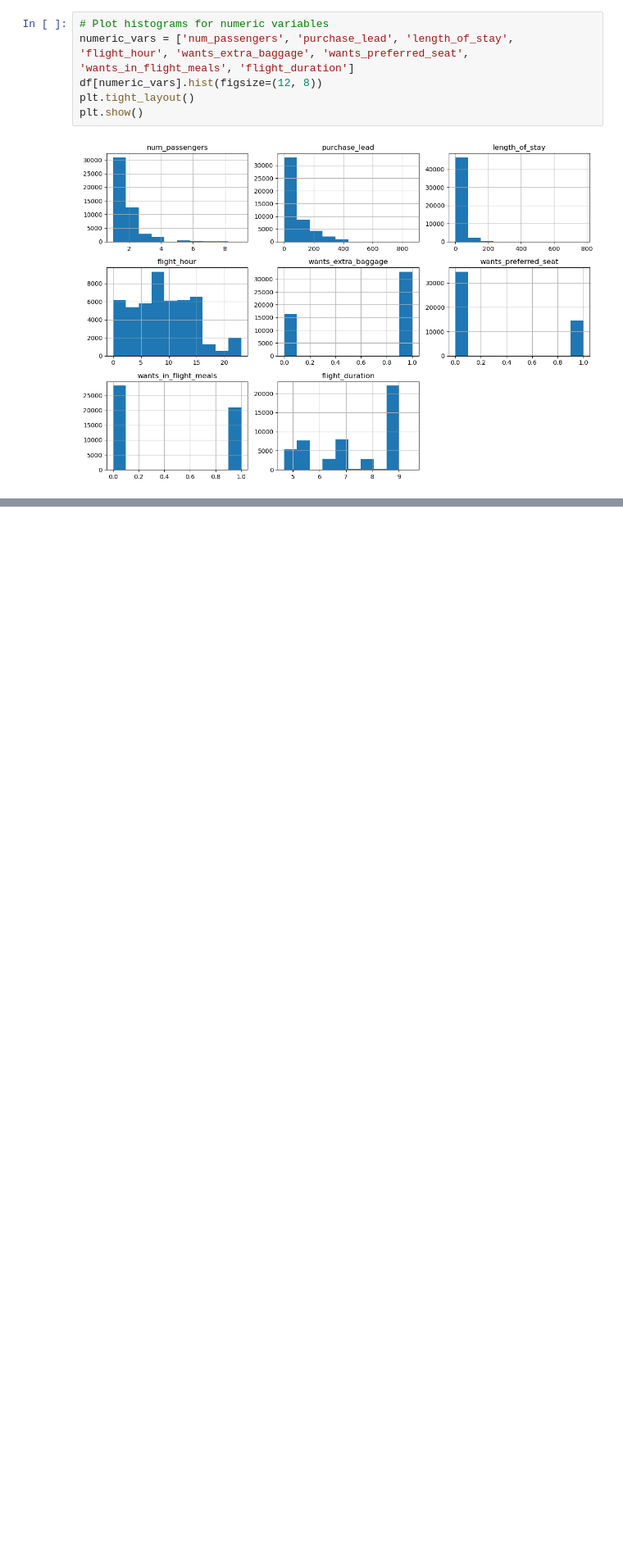
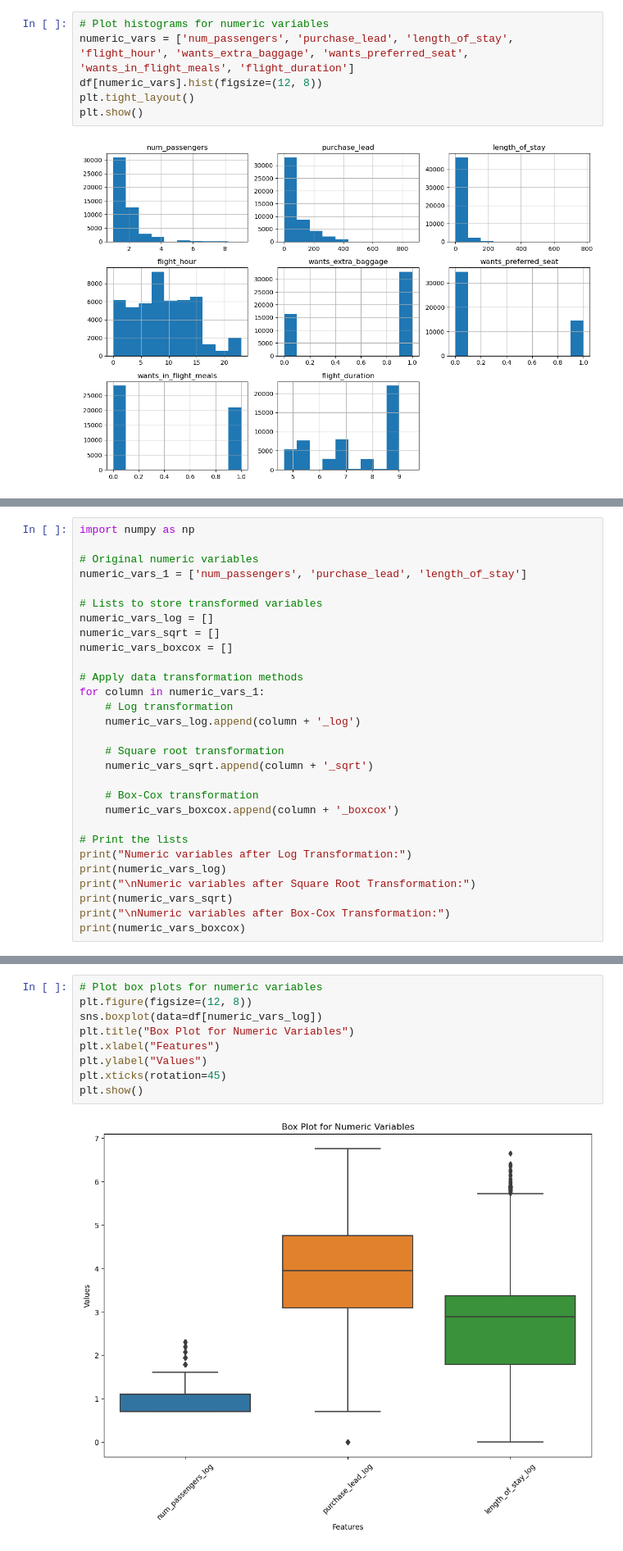
Before and after one commit to Gabriel-Dee/British-Airways-VJS, a Jupyter notebook: customer_buying_behaviour_predictions.ipynb, the cells around one changed output, grey strips where cells are left out. Shown at 82% size. Drawn from its saved outputs; the diff is of its cells as text; blank space fills up the shorter version.

```diff
--- a/customer_buying_behaviour_predictions.ipynb
+++ b/customer_buying_behaviour_predictions.ipynb
@@ -148,0 +212,29 @@ plt.show()
+# %%
+import numpy as np
+
+# Original numeric variables
+numeric_vars_1 = ['num_passengers', 'purchase_lead', 'length_of_stay']
+
+# Lists to store transformed variables
+numeric_vars_log = []
+numeric_vars_sqrt = []
+numeric_vars_boxcox = []
+
+# Apply data transformation methods
+for column in numeric_vars_1:
+    # Log transformation
+    numeric_vars_log.append(column + '_log')
+
+    # Square root transformation
+    numeric_vars_sqrt.append(column + '_sqrt')
+
+    # Box-Cox transformation
+    numeric_vars_boxcox.append(column + '_boxcox')
+
+# Print the lists
+print("Numeric variables after Log Transformation:")
+print(numeric_vars_log)
+print("\nNumeric variables after Square Root Transformation:")
+print(numeric_vars_sqrt)
+print("\nNumeric variables after Box-Cox Transformation:")
+print(numeric_vars_boxcox)
@@ -148,0 +250,11 @@ plt.show()
+# %%
+# Plot box plots for numeric variables
+plt.figure(figsize=(12, 8))
+sns.boxplot(data=df[numeric_vars_log])
+plt.title("Box Plot for Numeric Variables")
+plt.xlabel("Features")
+plt.ylabel("Values")
+plt.xticks(rotation=45)
+plt.show()
+# %% [output]
+[figure, added]
```
Also changed, not shown: parts of 19 cells of this notebook.
